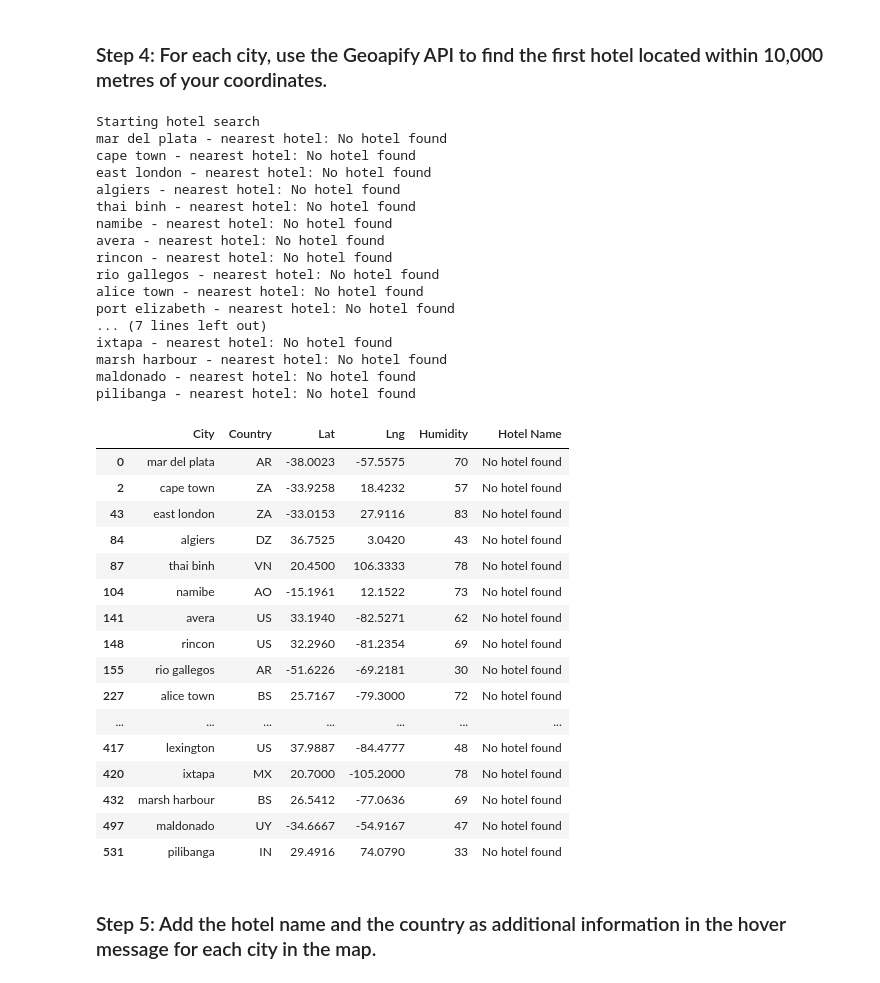
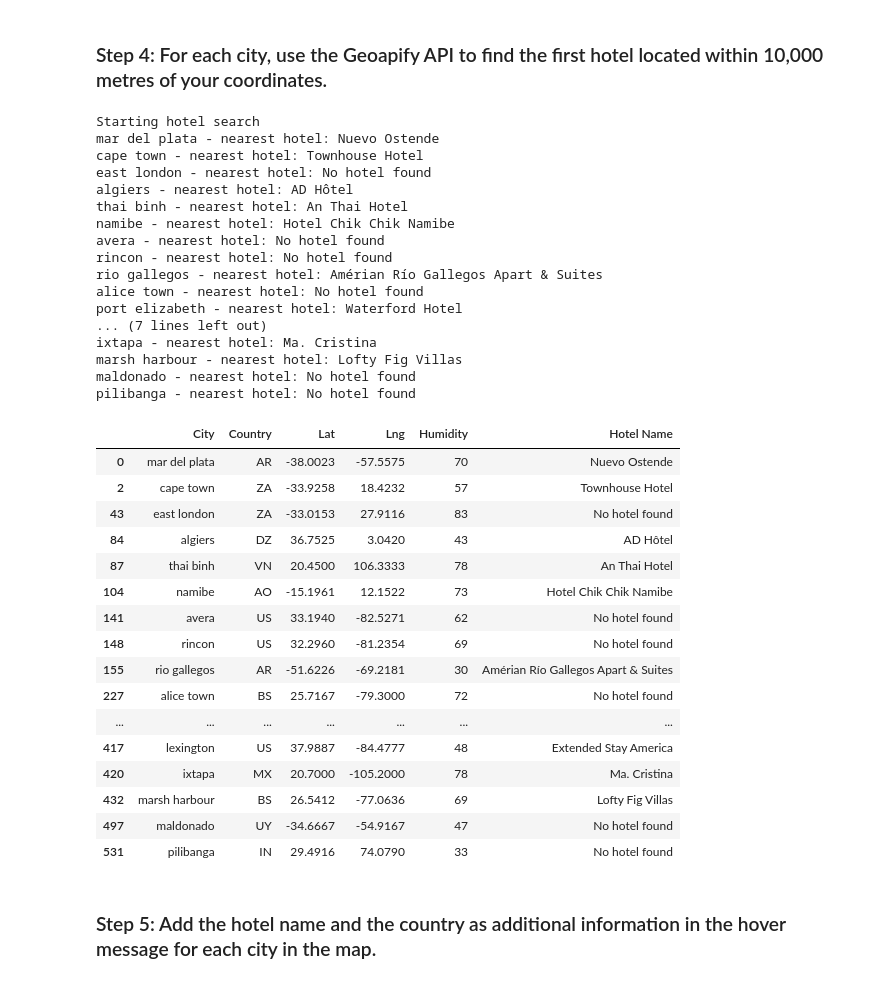
Before and after one commit to lamotteBootcamp/python-api-challenge, a Jupyter notebook: WeatherPy/VacationPy2.ipynb, the cells around one changed output. Drawn from its saved outputs; the diff is of its cells as text; code cells hidden in the pictures.

```diff
--- a/WeatherPy/VacationPy2.ipynb
+++ b/WeatherPy/VacationPy2.ipynb
@@ -99,7 +99,7 @@ See the caveats in the documentation: https://pandas.pydata.org/pandas-docs/stab
 # %%
 # Set parameters to search for a hotel
 radius = 10000
-params = {"categories" : "accomodation.hotel",
+params = {"categories":"accommodation.hotel",
           "apiKey": geoapify_key
 }
 
@@ -113,64 +113,64 @@ for index, row in hotel_df.iterrows():
     lng = row['Lng']
 
     # Add filter and bias parameters with the current city's latitude and longitude to the params dictionary
-    params["filter"] = f'circle: {lng}, {lat}, {radius}'
-    params["bias"] = f'proximity: {lng}, {lat}'
+    params["filter"] = f'circle:{lng},{lat},{radius}'
+    params["bias"] = f'proximity:{lng},{lat}'
 
     # Set base URL
     base_url = "https://api.geoapify.com/v2/places"
 
 
     # Make and API request using the params dictionaty
     name_address = requests.get(base_url, params = params)
 
     # Convert the API response to JSON format
     name_address = name_address.json()
 
     # Grab the first hotel from the results and store the name in the hotel_df DataFrame
     try:
         hotel_df.loc[index, "Hotel Name"] = name_address["features"][0]["properties"]["name"]
     except (KeyError, IndexError):
         # If no hotel is found, set the hotel name as "No hotel found".
         hotel_df.loc[index, "Hotel Name"] = "No hotel found"
 
     # Log the search results
     print(f"{hotel_df.loc[index, 'City']} - nearest hotel: {hotel_df.loc[index, 'Hotel Name']}")
 
 # Display sample data
 hotel_df
 # %% [output]
 Starting hotel search
-mar del plata - nearest hotel: No hotel found
-cape town - nearest hotel: No hotel found
+mar del plata - nearest hotel: Nuevo Ostende
+cape town - nearest hotel: Townhouse Hotel
 east london - nearest hotel: No hotel found
-algiers - nearest hotel: No hotel found
-thai binh - nearest hotel: No hotel found
-namibe - nearest hotel: No hotel found
+algiers - nearest hotel: AD Hôtel
+thai binh - nearest hotel: An Thai Hotel
+namibe - nearest hotel: Hotel Chik Chik Namibe
 avera - nearest hotel: No hotel found
 rincon - nearest hotel: No hotel found
-rio gallegos - nearest hotel: No hotel found
+rio gallegos - nearest hotel: Amérian Río Gallegos Apart & Suites
 alice town - nearest hotel: No hotel found
-port elizabeth - nearest hotel: No hotel found
+port elizabeth - nearest hotel: Waterford Hotel
 ... (7 lines left out)
-ixtapa - nearest hotel: No hotel found
-marsh harbour - nearest hotel: No hotel found
+ixtapa - nearest hotel: Ma. Cristina
+marsh harbour - nearest hotel: Lofty Fig Villas
 maldonado - nearest hotel: No hotel found
 pilibanga - nearest hotel: No hotel found
 |  | City | Country | Lat | Lng | Humidity | Hotel Name |
-| 0 | mar del plata | AR | -38.0023 | -57.5575 | 70 | No hotel found |
-| 2 | cape town | ZA | -33.9258 | 18.4232 | 57 | No hotel found |
+| 0 | mar del plata | AR | -38.0023 | -57.5575 | 70 | Nuevo Ostende |
+| 2 | cape town | ZA | -33.9258 | 18.4232 | 57 | Townhouse Hotel |
 | 43 | east london | ZA | -33.0153 | 27.9116 | 83 | No hotel found |
-| 84 | algiers | DZ | 36.7525 | 3.0420 | 43 | No hotel found |
-| 87 | thai binh | VN | 20.4500 | 106.3333 | 78 | No hotel found |
-| 104 | namibe | AO | -15.1961 | 12.1522 | 73 | No hotel found |
+| 84 | algiers | DZ | 36.7525 | 3.0420 | 43 | AD Hôtel |
+| 87 | thai binh | VN | 20.4500 | 106.3333 | 78 | An Thai Hotel |
+| 104 | namibe | AO | -15.1961 | 12.1522 | 73 | Hotel Chik Chik Namibe |
 | 141 | avera | US | 33.1940 | -82.5271 | 62 | No hotel found |
 | 148 | rincon | US | 32.2960 | -81.2354 | 69 | No hotel found |
-| 155 | rio gallegos | AR | -51.6226 | -69.2181 | 30 | No hotel found |
+| 155 | rio gallegos | AR | -51.6226 | -69.2181 | 30 | Amérian Río Gallegos Apart & Suites |
 | 227 | alice town | BS | 25.7167 | -79.3000 | 72 | No hotel found |
 | ... | ... | ... | ... | ... | ... | ... |
-| 417 | lexington | US | 37.9887 | -84.4777 | 48 | No hotel found |
-| 420 | ixtapa | MX | 20.7000 | -105.2000 | 78 | No hotel found |
-| 432 | marsh harbour | BS | 26.5412 | -77.0636 | 69 | No hotel found |
+| 417 | lexington | US | 37.9887 | -84.4777 | 48 | Extended Stay America |
+| 420 | ixtapa | MX | 20.7000 | -105.2000 | 78 | Ma. Cristina |
+| 432 | marsh harbour | BS | 26.5412 | -77.0636 | 69 | Lofty Fig Villas |
 | 497 | maldonado | UY | -34.6667 | -54.9167 | 47 | No hotel found |
 | 531 | pilibanga | IN | 29.4916 | 74.0790 | 33 | No hotel found |
 # %% [markdown]
```
